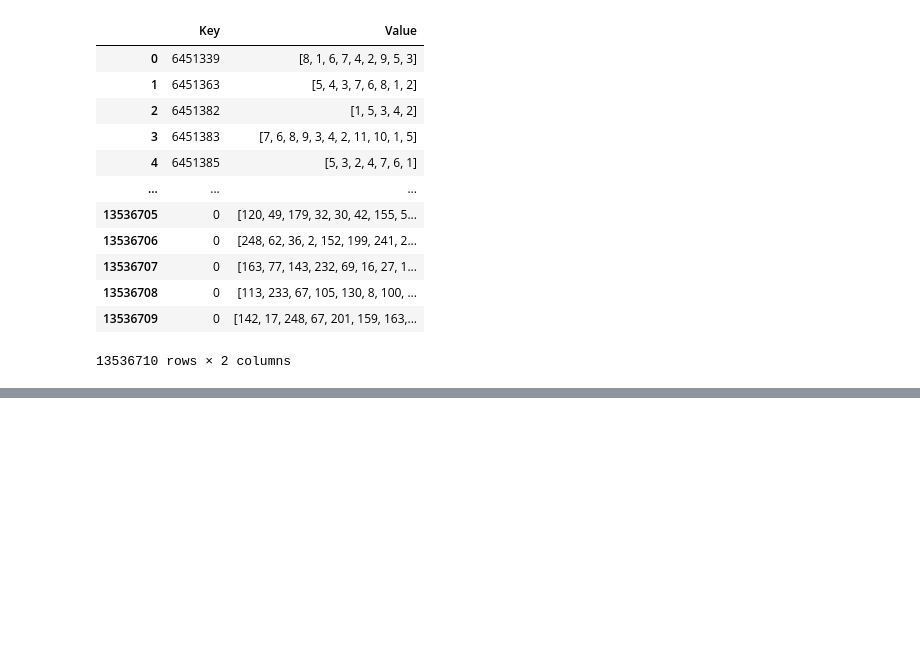
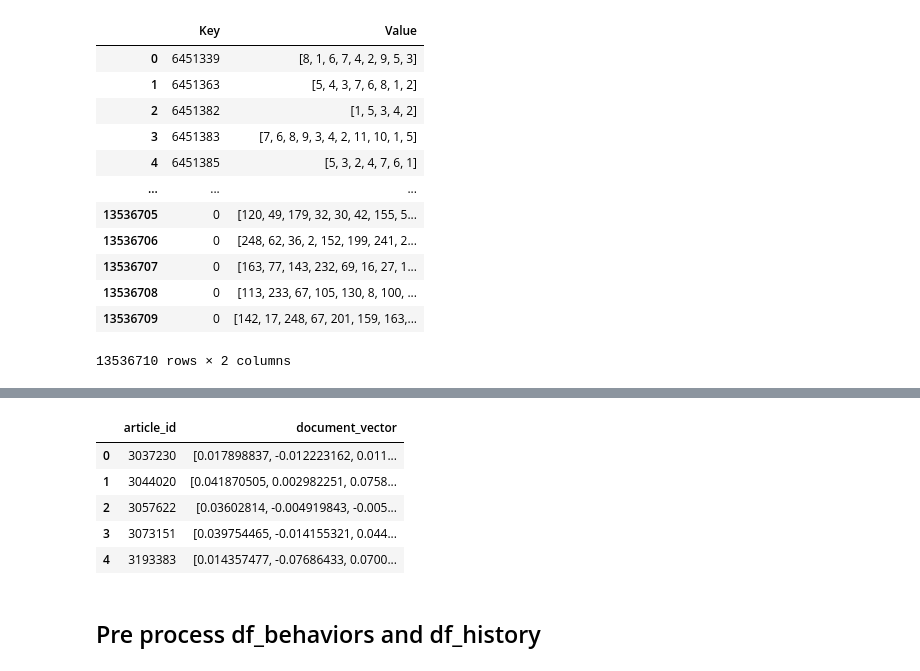
Before and after one commit to akisgazepidis/Recommendation_System_RecSys_Challenge_2024, a Jupyter notebook: RS_Collaborative_Filtering.ipynb, the cells around one changed output, grey strips where cells are left out. Drawn from its saved outputs; the diff is of its cells as text; code cells hidden in the pictures; blank space fills up the shorter version.

```diff
--- a/RS_Collaborative_Filtering.ipynb
+++ b/RS_Collaborative_Filtering.ipynb
@@ -146,0 +169,4 @@ df_embeddings
+# %%
+#df_articles = df_articles.drop(["image_ids", "total_inviews", "total_pageviews", "total_read_time", "last_modified_time", "published_time", "url"], axis= 1)
+
+df_articles = df_articles[["article_id"]]
@@ -146,0 +182,13 @@ df_embeddings
+# %%
+df_articles_embeddings = pd.merge(df_articles, df_embeddings, on="article_id")
+# %%
+df_articles_embeddings.head()
+# %% [output]
+|  | article_id | document_vector |
+| 0 | 3037230 | [0.017898837, -0.012223162, 0.011... |
+| 1 | 3044020 | [0.041870505, 0.002982251, 0.0758... |
+| 2 | 3057622 | [0.03602814, -0.004919843, -0.005... |
+| 3 | 3073151 | [0.039754465, -0.014155321, 0.044... |
+| 4 | 3193383 | [0.014357477, -0.07686433, 0.0700... |
+# %% [markdown]
+## Pre process df_behaviors and df_history
```
Also changed, not shown: parts of 25 cells of this notebook.
